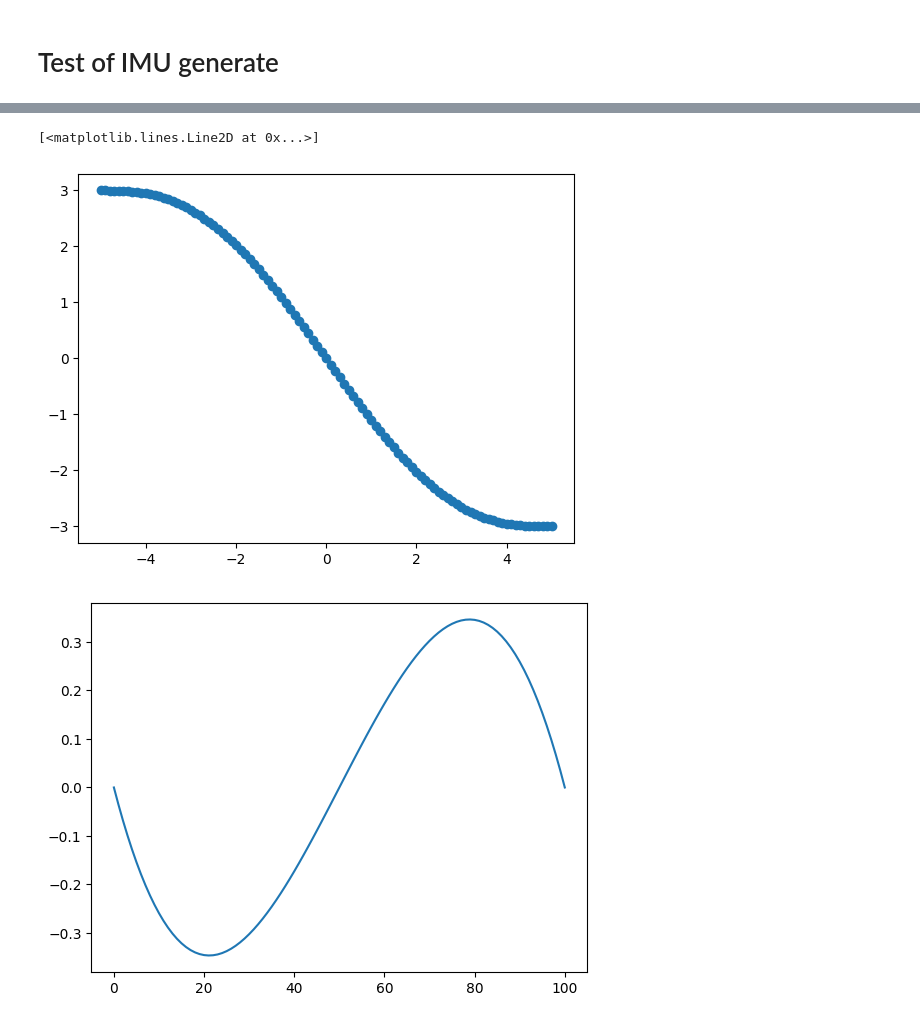
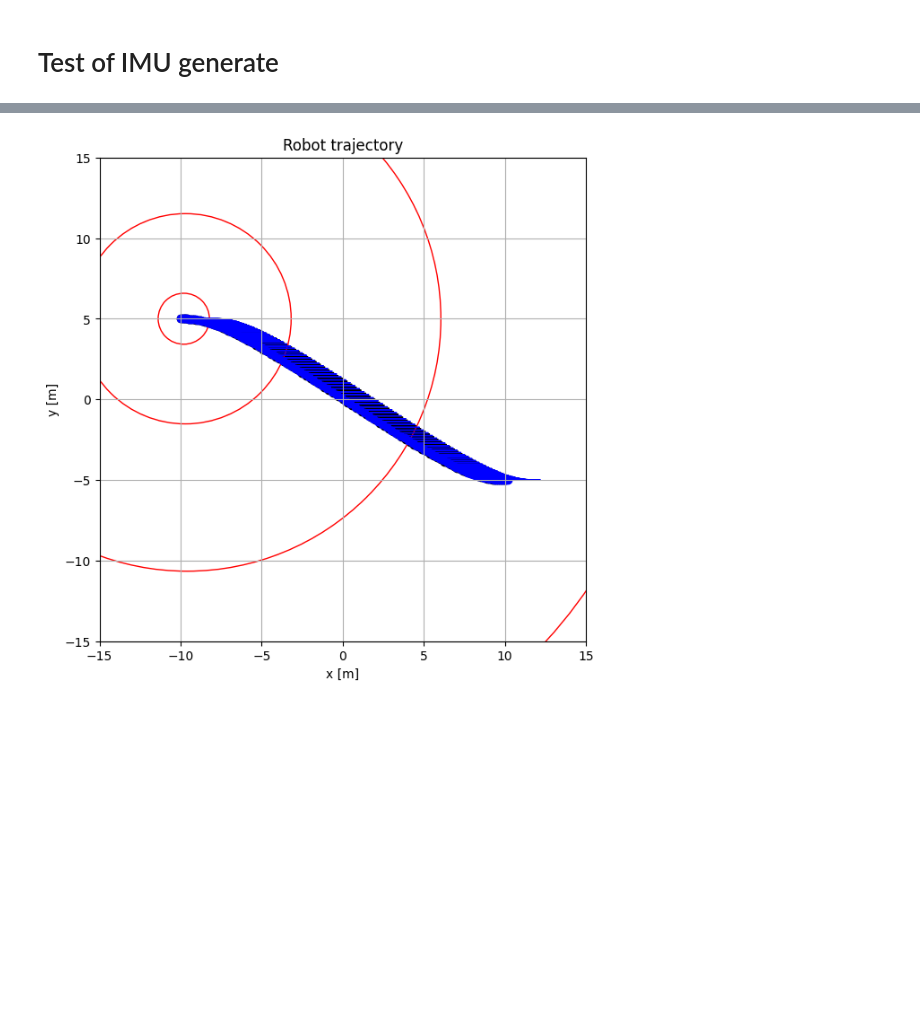
Before and after one commit to MarcusLariJ/UWB_Rasberry, a Jupyter notebook: Sim/test_env.ipynb, the cells around one changed output, grey strips where cells are left out. Saved outputs shown, nothing was run; the diff lists cells and outputs as text; code cells hidden in the pictures; blank space fills up the shorter version.

```diff
--- a/Sim/test_env.ipynb
+++ b/Sim/test_env.ipynb
@@ -105,17 +106,37 @@ rp.plot_position2(ax, mmi.x, mmi.P)
-# %%
-x0 = np.zeros((mf.STATE_LEN, 1))
-xf = np.zeros((mf.STATE_LEN, 1))
-
-x0[2:6] = np.array([[-5],[3],[1],[0]])
-xf[2:6] = np.array([[5],[-3],[1],[0]])
-
-traj_test, imu_test = traj.gen_poly_traj(x0, xf, t0=0, tf=10, dt=0.1)
-
-plt.figure()
-plt.scatter(traj_test[1,:], traj_test[2,:])
-plt.figure()
-plt.plot(imu_test[2,:])
-# %% [output]
-[<matplotlib.lines.Line2D at 0x...>]
-[figure, removed]
-[figure, removed]
+# %%
+# generate reference trajectory
+dt = 0.1
+x0 = np.zeros((mf.STATE_LEN, 1))
+xf = np.zeros((mf.STATE_LEN, 1))
+x0[:6] = np.array([[0],[0],[-10],[5],[1],[0]])
+xf[:6] = np.array([[0],[0],[10],[-5],[1],[0]])
+pos, y_IMU = traj.gen_poly_traj(x0, xf, t0=0, tf=10, dt=dt)
+
+# Setup robot models:
+mmi = mf.MotionModel(x0=x0, dt=dt, Q=np.diag([1e6, 1e6, 1e6, 0.00001, 0.00001, 0.00001]))
+measi = mf.MeasModel(R=np.diag([0.0001, 0.0001, 0.1, 0.1, 0.1]))
+xaj = np.zeros((mf.STATE_LEN, 1)); xaj[mf.X_P] = np.array([[5],[5]])
+mmj = mf.MotionModel(x0=xaj, dt=dt)
+measj = mf.MeasModel()
+
+# Plot trajectory
+fig, ax = rp.setup_plot()
+rp.plot_position(ax, pos, color='black')
+
+# Run algoritm
+rp.plot_position2(ax, mmi.x, mmi.P)
+meas_num = y_IMU.shape[1]
+for i in range(meas_num):
+    xnew = mmi.x
+    xnew[mf.X_W] = y_IMU[0,i:i+1]
+    xnew[mf.X_A] = mf.RM(pos[0,i]) @ y_IMU[1:,i:i+1]
+    mmi.x = xnew
+    mmi.predict()
+    mmi.propagate()
+    #mf.KF_IMU(mmi, measi, y_IMU[:,i:i+1])
+    rp.plot_position2(ax, mmi.x, mmi.P)
+mmi.predict()
+mmi.propagate()
+rp.plot_position2(ax, mmi.x, mmi.P)
+# %% [output]
+[figure, added]
```
Also changed, not shown: parts of 1 cell of this notebook, 5 other files.
